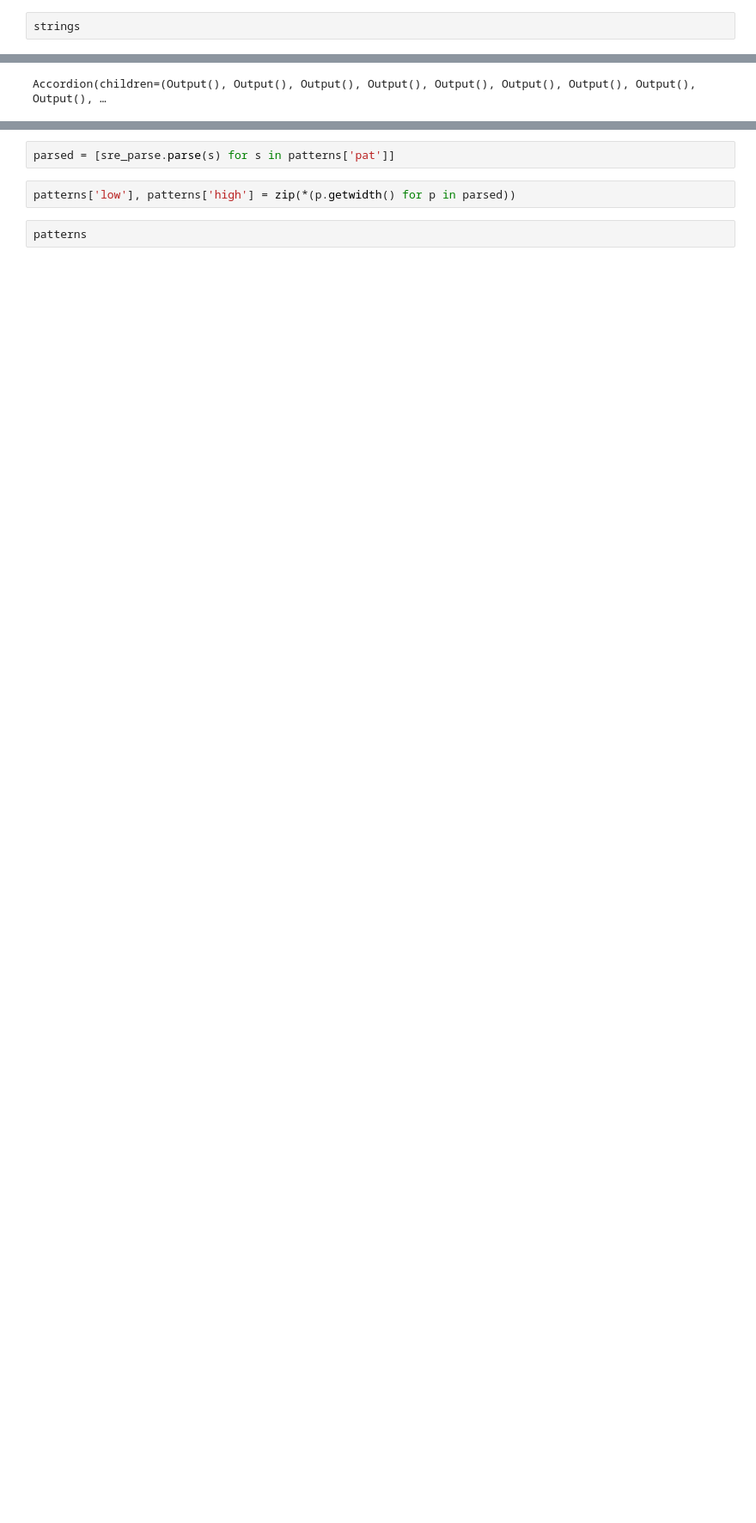
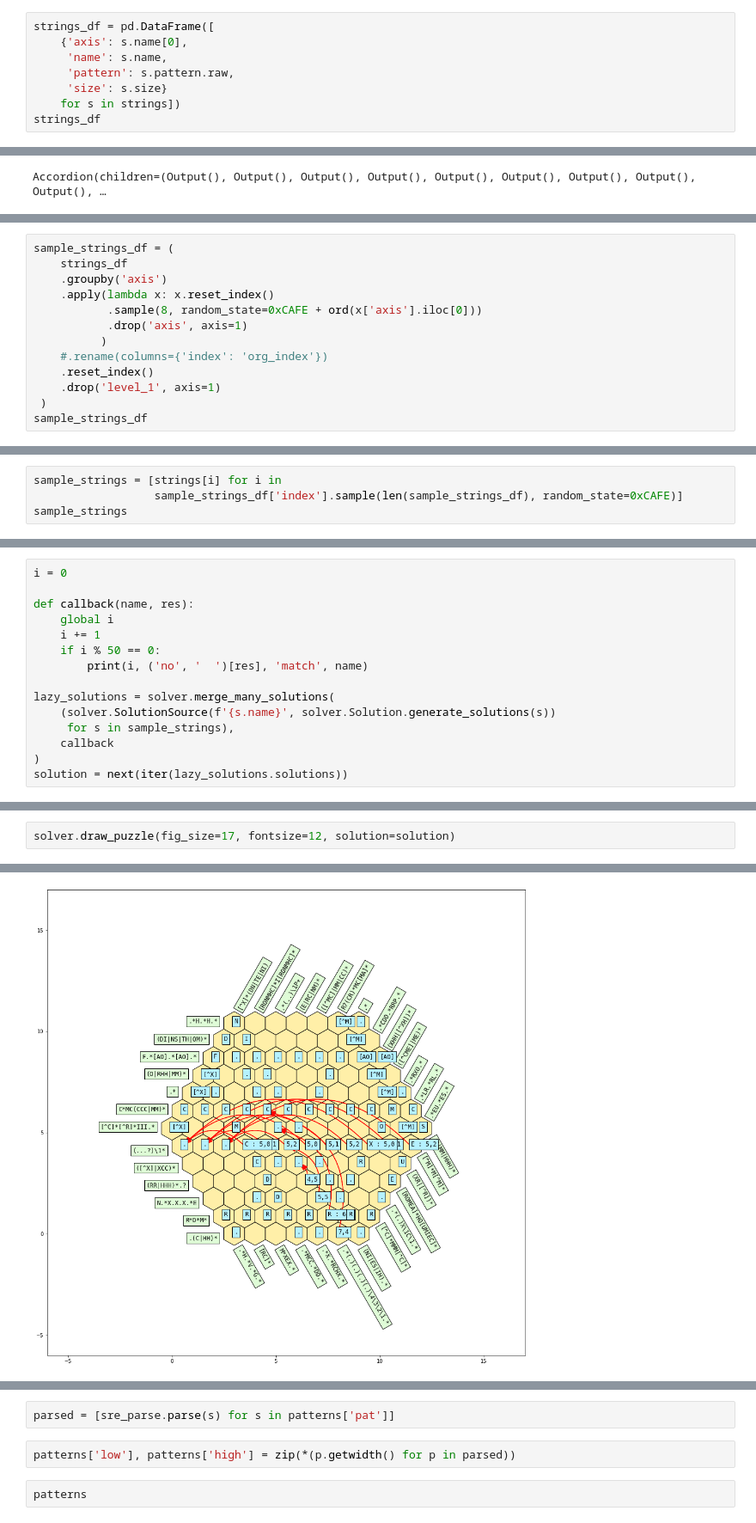
Before and after one commit to matthagy/regex_crossword, a Jupyter notebook: xplr0.ipynb, the cells around one changed output, grey strips where cells are left out. Shown at 86% size. Saved outputs shown, nothing was run; the diff lists cells and outputs as text; blank space fills up the shorter version.

```diff
--- a/xplr0.ipynb
+++ b/xplr0.ipynb
@@ -32,5 +64,11 @@ len(strings)
 # %% [output]
 39
 # %%
-strings
+strings_df = pd.DataFrame([
+    {'axis': s.name[0],
+     'name': s.name,
+     'pattern': s.pattern.raw,
+     'size': s.size}
+    for s in strings])
+strings_df
 # %% [output]
@@ -110,0 +190,13 @@ display([[cn.string.pattern.pattern, cn.index] for cn in c.positions])
+# %%
+sample_strings_df = (
+    strings_df
+    .groupby('axis')
+    .apply(lambda x: x.reset_index()
+           .sample(8, random_state=0xCAFE + ord(x['axis'].iloc[0]))
+           .drop('axis', axis=1)
+          )
+    #.rename(columns={'index': 'org_index'})
+    .reset_index()
+    .drop('level_1', axis=1)
+ )
+sample_strings_df
@@ -110,0 +221,4 @@ display([[cn.string.pattern.pattern, cn.index] for cn in c.positions])
+# %%
+sample_strings = [strings[i] for i in
+                  sample_strings_df['index'].sample(len(sample_strings_df), random_state=0xCAFE)]
+sample_strings
@@ -110,0 +243,15 @@ display([[cn.string.pattern.pattern, cn.index] for cn in c.positions])
+# %%
+i = 0
+
+def callback(name, res):
+    global i
+    i += 1
+    if i % 50 == 0:
+        print(i, ('no', '  ')[res], 'match', name)
+
+lazy_solutions = solver.merge_many_solutions(
+    (solver.SolutionSource(f'{s.name}', solver.Solution.generate_solutions(s))
+     for s in sample_strings),
+    callback
+)
+solution = next(iter(lazy_solutions.solutions))
@@ -110,0 +302,3 @@ display([[cn.string.pattern.pattern, cn.index] for cn in c.positions])
+# %%
+solver.draw_puzzle(fig_size=17, fontsize=12, solution=solution)
+# %% [output]
@@ -110,0 +306 @@ display([[cn.string.pattern.pattern, cn.index] for cn in c.positions])
+[figure, added]
```
Also changed, not shown: parts of 44 cells of this notebook, 3 other files.
